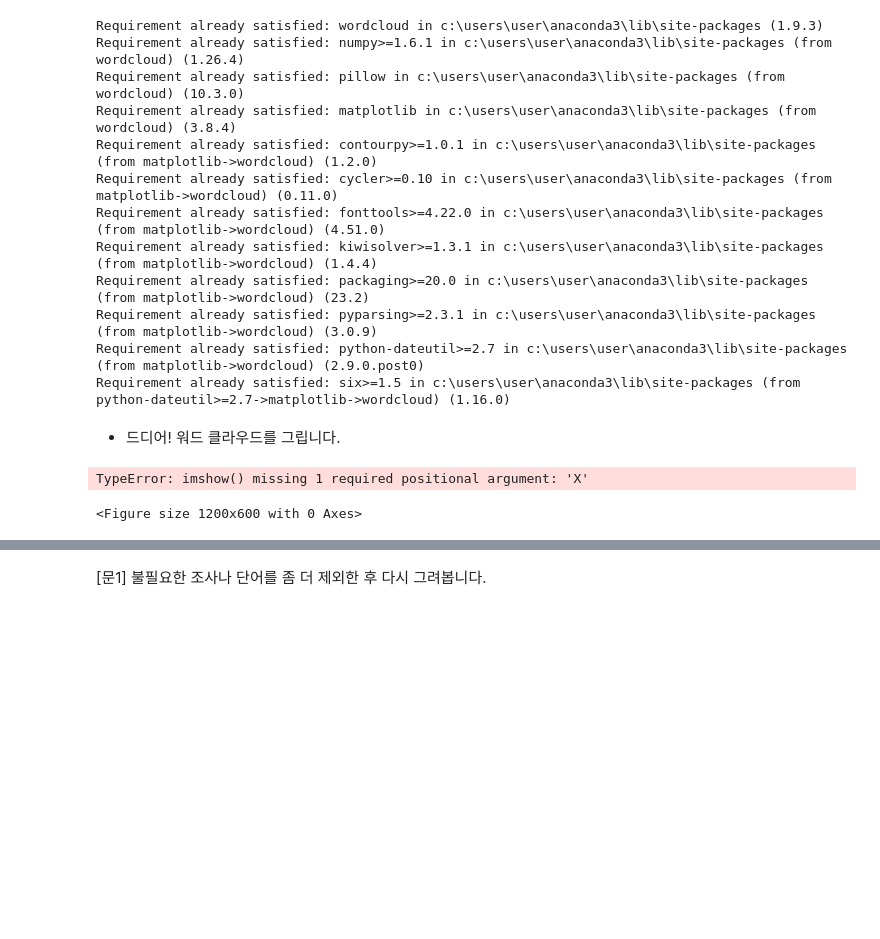
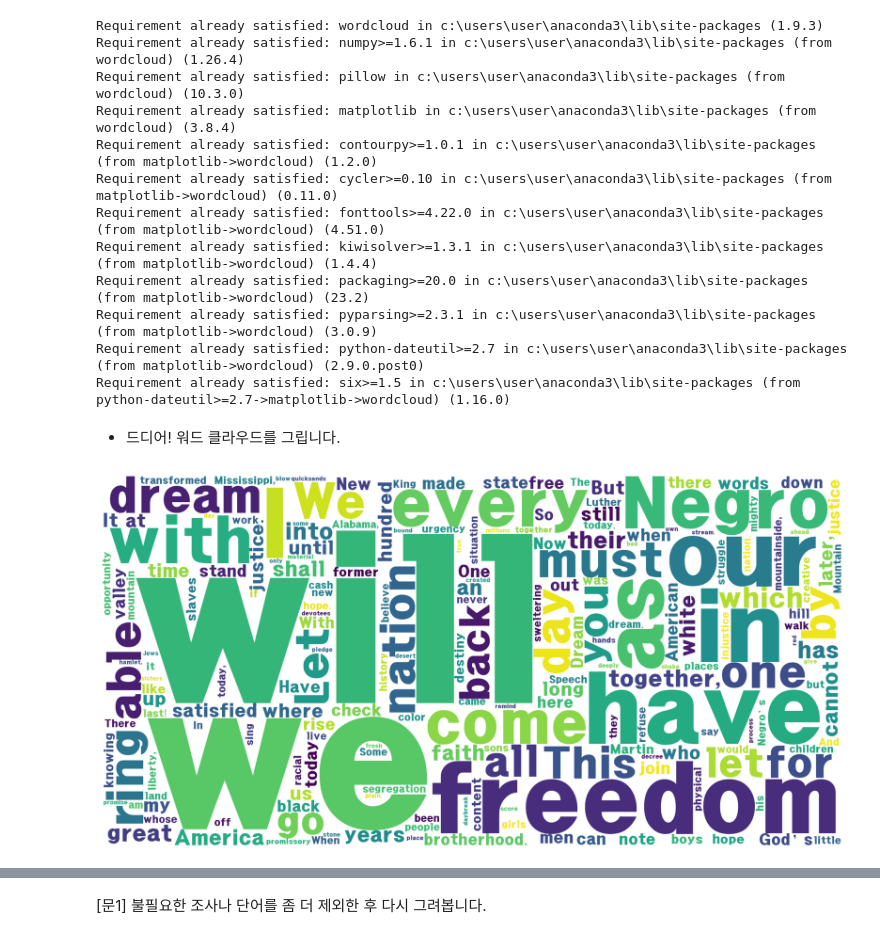
Before and after one commit to yangjung-woo/KT-Workspace, a Jupyter notebook: KT_AIVLE_DX_Regular_course/Week1/DX_데이터 다루기_실습자료/10 - 파일 읽고 쓰기.ipynb, the cells around one changed output, grey strips where cells are left out. Drawn from its saved outputs; the diff is of its cells as text; code cells hidden in the pictures; blank space fills up the shorter version.

```diff
--- a/KT_AIVLE_DX_Regular_course/Week1/DX_데이터 다루기_실습자료/10 - 파일 읽고 쓰기.ipynb
+++ b/KT_AIVLE_DX_Regular_course/Week1/DX_데이터 다루기_실습자료/10 - 파일 읽고 쓰기.ipynb
@@ -436,24 +436,23 @@ Requirement already satisfied: six>=1.5 in c:\users\user\anaconda3\lib\site-pack
 # %%
 # 라이브러리 불러오기
 import matplotlib.pyplot as plt
 from wordcloud import WordCloud
 %config InlineBackend.figure_format='retina'
 
 # 워드 클라우드 만들기
 wordcloud = WordCloud(font_path = 'C:/Windows/fonts/HMKMRHD.TTF',
                       width=2000,
                       height=1000,
-                      background_color='white').generate_from_frequencies(dict(wordCount))
+                      background_color='white').generate_from_frequencies(wordCount)# wordCount 입력
 
 # 표시하기
 plt.figure(figsize=(12, 6))
-plt.imshow(    )
+plt.imshow(wordcloud)# wordcloud 입력
 plt.axis("off")
 plt.tight_layout(pad=0)
 plt.show()
 # %% [output]
-TypeError: imshow() missing 1 required positional argument: 'X'
-<Figure size 1200x600 with 0 Axes>
+[figure, added]
 # %% [markdown]
 <img src='https://raw.githubusercontent.com/jangrae/img/master/practice_01.png' width=120 align="left"/>
 # %% [markdown]
```
Also changed, not shown: parts of 2 cells of this notebook, 8 other files.
